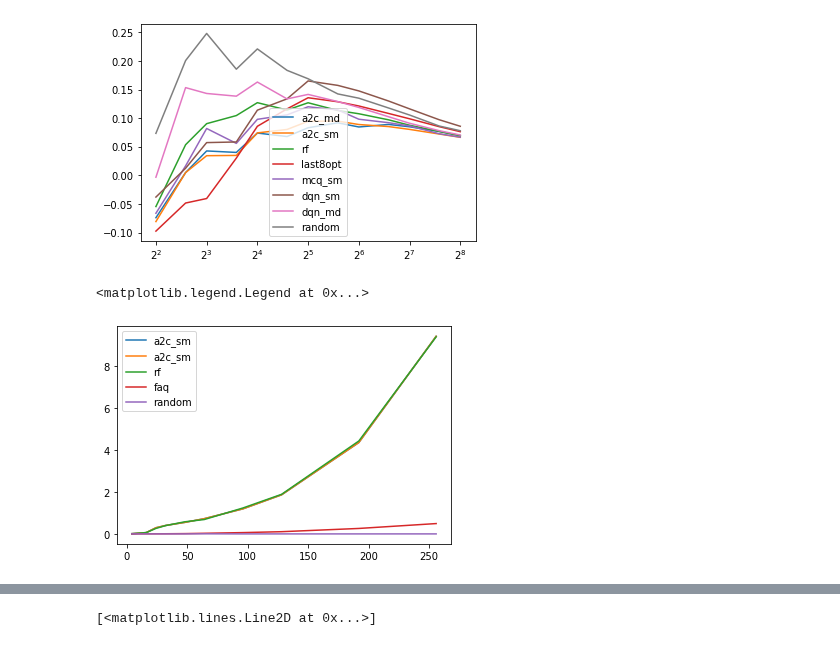
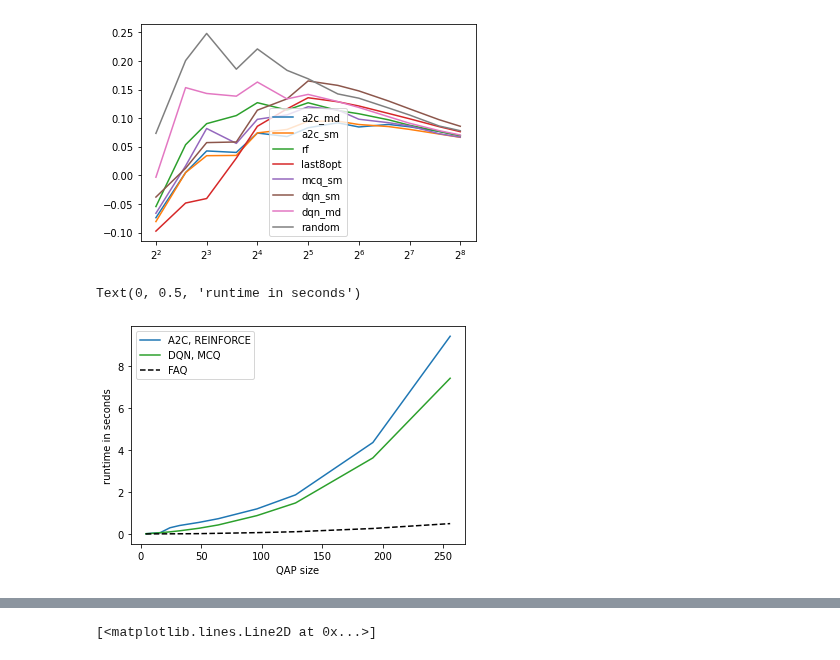
Before and after one commit to timgott/DeepQAP, a Jupyter notebook: evaluation/Generalization_by_size.ipynb, the cells around one changed output, grey strips where cells are left out. Saved outputs shown, nothing was run; the diff lists cells and outputs as text; code cells hidden in the pictures.

Commit message:
Add axis labels and add runtime plots

```diff
--- a/evaluation/Generalization_by_size.ipynb
+++ b/evaluation/Generalization_by_size.ipynb
@@ -316,10 +318,13 @@ plt.semilogx(base=2)
 # %% [output]
 []
 [figure]
-# %%
-for s in ["a2c_sm", "a2c_sm", "rf", "faq", "random"]:
-    plt.plot(sizes, results[s]["times"], label=s)
-plt.legend()
-# %% [output]
-<matplotlib.legend.Legend at 0x...>
-[figure, removed]
+# %%
+plt.plot(sizes, results["a2c_sm"]["times"], label="A2C, REINFORCE", color=plot_styles["a2c_sm"].color)
+plt.plot(sizes, results["dqn_sm"]["times"], label="DQN, MCQ", color=plot_styles["dqn_sm"].color)
+plt.plot(sizes, results["faq"]["times"], label="FAQ", color=plot_styles["faq"].color, linestyle=plot_styles["faq"].line_style)
+plt.legend()
+plt.xlabel("QAP size")
+plt.ylabel("runtime in seconds")
+# %% [output]
+Text(0, 0.5, 'runtime in seconds')
+[figure, added]
```
Also changed, not shown: parts of 8 cells of this notebook.
